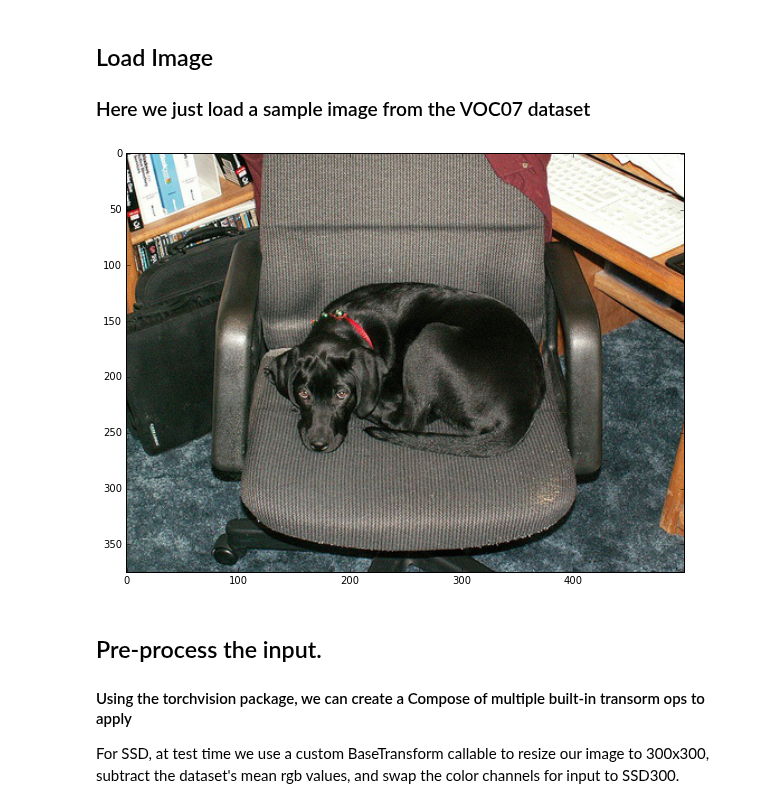
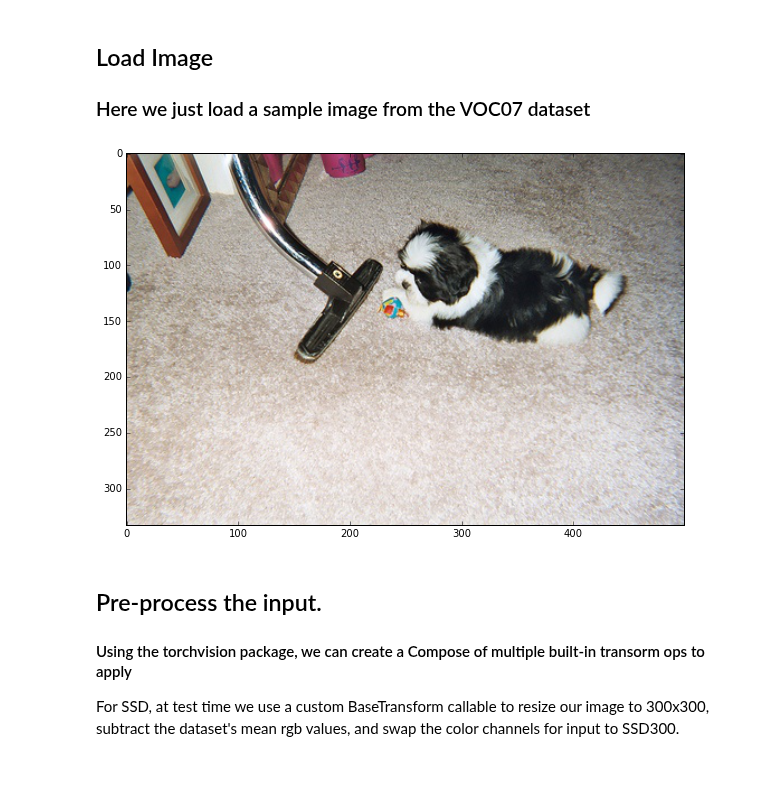
Before and after one commit to amdegroot/ssd.pytorch, a Jupyter notebook: demo/demo.ipynb, the cells around one changed output. Drawn from its saved outputs; the diff is of its cells as text; code cells hidden in the pictures; blank space fills up the shorter version.

```diff
--- a/demo/demo.ipynb
+++ b/demo/demo.ipynb
@@ -40,19 +59,19 @@ Finished!
 # %%
 # image = cv2.imread('./data/example.jpg', cv2.IMREAD_COLOR)  # uncomment if dataset not downloaded
 %matplotlib inline
 from matplotlib import pyplot as plt
 from data import VOCDetection, VOCroot, AnnotationTransform
 # here we specify year (07 or 12) and dataset ('test', 'val', 'train')
 testset = VOCDetection(VOCroot, [('2007', 'val')], None, AnnotationTransform)
-img_id = 16
+img_id = 163
 image = testset.pull_image(img_id)
 rgb_image = cv2.cvtColor(image, cv2.COLOR_BGR2RGB)
 # View the sampled input image before transform
 plt.figure(figsize=(10,10))
 plt.imshow(rgb_image)
 plt.show()
 # %% [output]
-[figure, old version]
+[figure, new version]
 # %% [markdown]
 ## Pre-process the input.
 #### Using the torchvision package, we can create a Compose of multiple built-in transorm ops to apply
```
Also changed, not shown: parts of 3 cells of this notebook, 3 other files.
